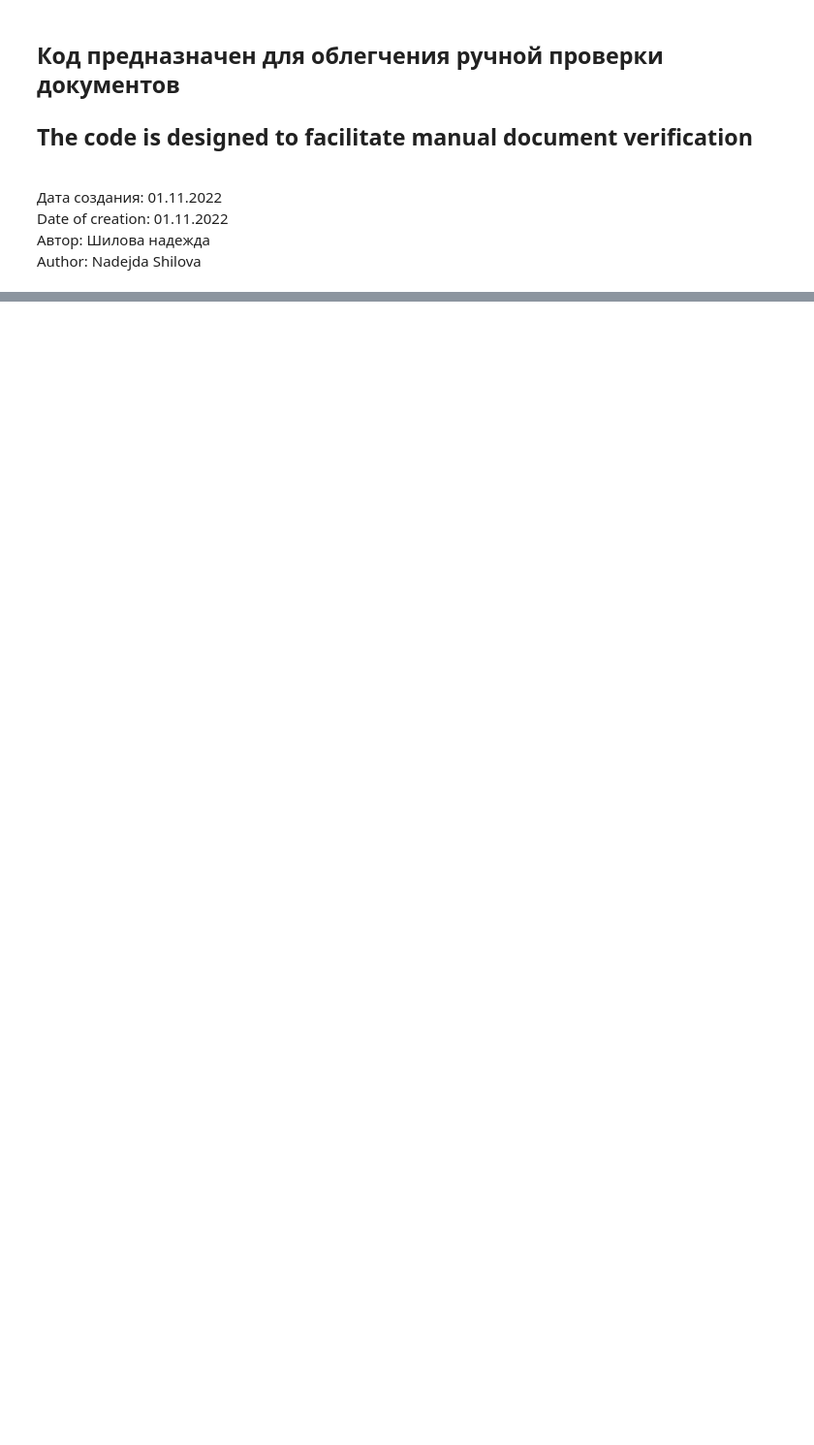
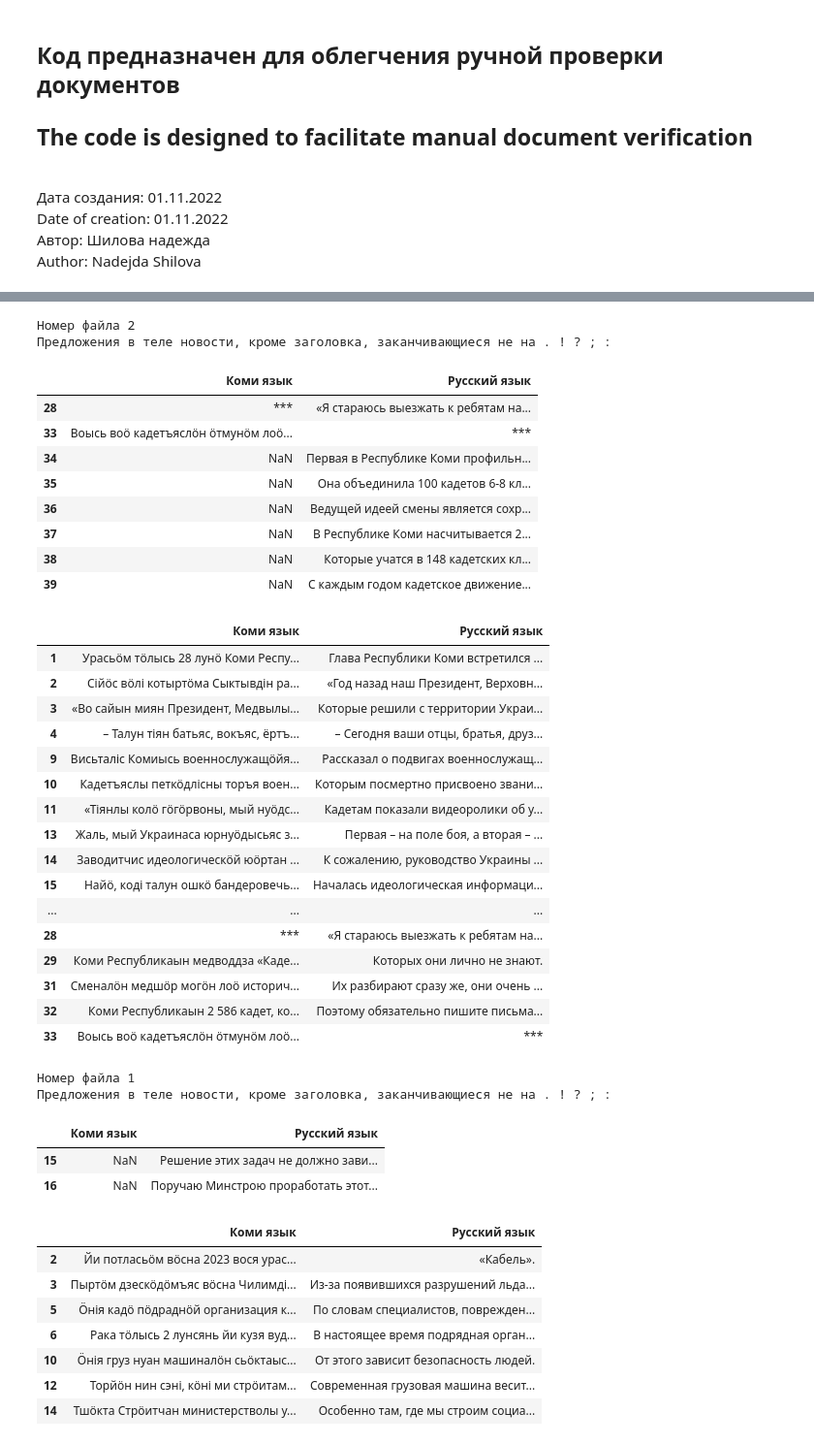
Before and after one commit to goshulina/komi-rus-machine-translation, a Jupyter notebook: Data collection and processing/Check_sentences.ipynb, the cells around one changed output, grey strips where cells are left out. Shown at 97% size. Drawn from its saved outputs; the diff is of its cells as text; code cells hidden in the pictures; blank space fills up the shorter version.

```diff
--- a/Data collection and processing/Check_sentences.ipynb
+++ b/Data collection and processing/Check_sentences.ipynb
@@ -78,8 +99,8 @@ display(
     ]
 )
 # %%
-number_file_start = 134  # Номер первого документа Number of the first document
-number_file_end = 139  # Номер последнего документа Last document number
+number_file_start = 1  # Номер первого документа Number of the first document
+number_file_end = 3  # Номер последнего документа Last document number
 # %%
 # Отображение сразу нескольких документов для обработки
 # Displaying multiple documents for processing at once
@@ -93,8 +114,8 @@ while number_file_start <= number_file_end:
     df_check_text = df_check.loc[1:]
     display(
         df_check_text.loc[
-            ~(df_check_text['Коми язык'].str[-1]).isin(['.', '!', '?', ';', ':'])
-            | ~(df_check_text['Русский язык'].str[-1]).isin(['.', '!', '?', ';', ':'])
+            ~(df_check_text['Коми язык'].str.endswith(punctuation_tuple, na=False))
+            | ~(df_check_text['Русский язык'].str.endswith(punctuation_tuple, na=False))
         ]
     )
     display(
@@ -103,3 +124,4 @@ while number_file_start <= number_file_end:
         ]
     )
     number_file_end -= 1
+# %% [output]
@@ -105,0 +151,41 @@ while number_file_start <= number_file_end:
+Номер файла 2
+Предложения в теле новости, кроме заголовка, заканчивающиеся не на . ! ? ; :
+|  | Коми язык | Русский язык |
+| 28 | *** | «Я стараюсь выезжать к ребятам на... |
+| 33 | Воысь воӧ кадетъяслӧн ӧтмунӧм лоӧ... | *** |
+| 34 | NaN | Первая в Республике Коми профильн... |
+| 35 | NaN | Она объединила 100 кадетов 6-8 кл... |
+| 36 | NaN | Ведущей идеей смены является сохр... |
+| 37 | NaN | В Республике Коми насчитывается 2... |
+| 38 | NaN | Которые учатся в 148 кадетских кл... |
+| 39 | NaN | С каждым годом кадетское движение... |
+|  | Коми язык | Русский язык |
+| 1 | Урасьӧм тӧлысь 28 лунӧ Коми Респу... | Глава Республики Коми встретился ... |
+| 2 | Сійӧс вӧлі котыртӧма Сыктывдін ра... | «Год назад наш Президент, Верховн... |
+| 3 | «Во сайын миян Президент, Медвылы... | Которые решили с территории Украи... |
+| 4 | – Талун тіян батьяс, вокъяс, ёртъ... | – Сегодня ваши отцы, братья, друз... |
+| 9 | Висьталіс Комиысь военнослужащӧйя... | Рассказал о подвигах военнослужащ... |
+| 10 | Кадетъяслы петкӧдлісны торъя воен... | Которым посмертно присвоено звани... |
+| 11 | «Тіянлы колӧ гӧгӧрвоны, мый нуӧдс... | Кадетам показали видеоролики об у... |
+| 13 | Жаль, мый Украинаса юрнуӧдысьяс з... | Первая – на поле боя, а вторая – ... |
+| 14 | Заводитчис идеологическӧй юӧртан ... | К сожалению, руководство Украины ... |
+| 15 | Найӧ, коді талун ошкӧ бандеровечь... | Началась идеологическая информаци... |
+| ... | ... | ... |
+| 28 | *** | «Я стараюсь выезжать к ребятам на... |
+| 29 | Коми Республикаын медводдза «Каде... | Которых они лично не знают. |
+| 31 | Сменалӧн медшӧр могӧн лоӧ историч... | Их разбирают сразу же, они очень ... |
+| 32 | Коми Республикаын 2 586 кадет, ко... | Поэтому обязательно пишите письма... |
+| 33 | Воысь воӧ кадетъяслӧн ӧтмунӧм лоӧ... | *** |
+Номер файла 1
+Предложения в теле новости, кроме заголовка, заканчивающиеся не на . ! ? ; :
+|  | Коми язык | Русский язык |
+| 15 | NaN | Решение этих задач не должно зави... |
+| 16 | NaN | Поручаю Минстрою проработать этот... |
+|  | Коми язык | Русский язык |
+| 2 | Йи потласьӧм вӧсна 2023 вося урас... | «Кабель». |
+| 3 | Пыртӧм дзескӧдӧмъяс вӧсна Чилимді... | Из-за появившихся разрушений льда... |
+| 5 | Ӧнія кадӧ пӧдраднӧй организация к... | По словам специалистов, поврежден... |
+| 6 | Рака тӧлысь 2 лунсянь йи кузя вуд... | В настоящее время подрядная орган... |
+| 10 | Ӧнія груз нуан машиналӧн сьӧктаыс... | От этого зависит безопасность людей. |
+| 12 | Торйӧн нин сэні, кӧні ми стрӧитам... | Современная грузовая машина весит... |
+| 14 | Тшӧкта Стрӧитчан министерстволы у... | Особенно там, где мы строим социа... |
```
Also changed, not shown: parts of 4 cells of this notebook.
